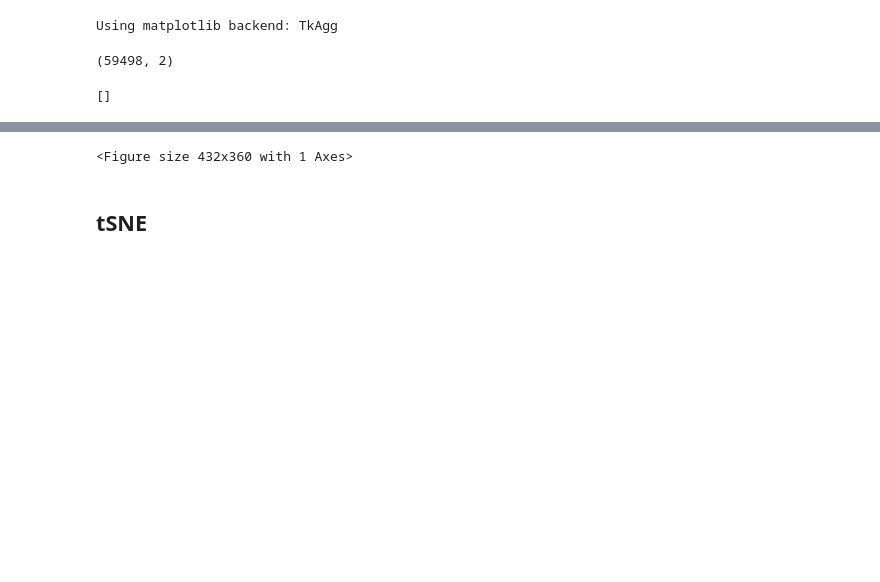
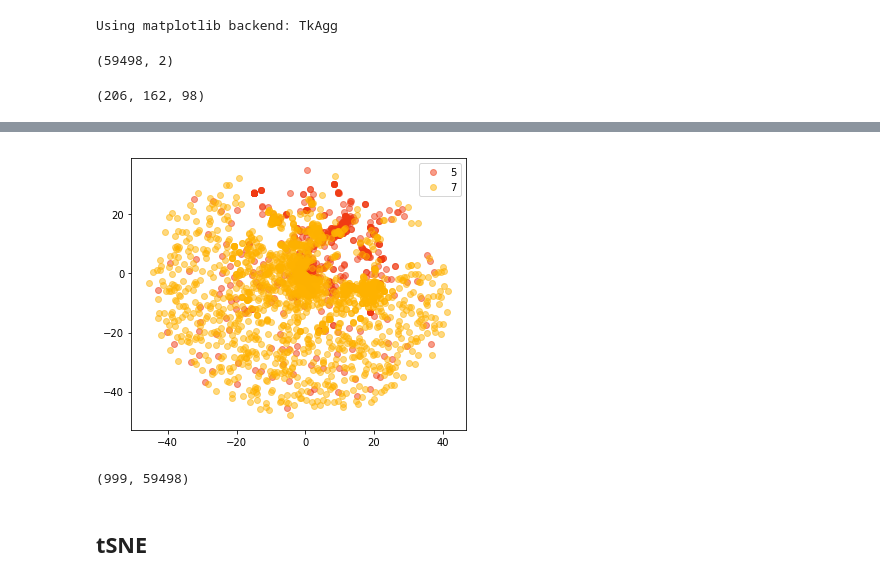
Before and after one commit to catiafortunato/ccm-clustering, a Jupyter notebook: test_clustering.ipynb, the cells around one changed output, grey strips where cells are left out. Saved outputs shown, nothing was run; the diff lists cells and outputs as text; code cells hidden in the pictures; blank space fills up the shorter version.

```diff
--- a/test_clustering.ipynb
+++ b/test_clustering.ipynb
@@ -189,6 +253,8 @@ km=km.fit(np.transpose(spontaneous_data))
 # %%
 labels=km.labels_
 
+for i in range(len(np.unique(km.labels_))):
+    print(i)
 # gather all the clusters with one element as cluster 0
 for i in range(100):
     if len(np.where(labels==i)[0])==1:
@@ -199,3 +265,4 @@ mat = np.matrix(labels)
 with open('labels_spontaneous.txt','wb') as f:
     for line in mat:
         np.savetxt(f, line, fmt='%.2f')
+print(len(np.unique(labels)))
@@ -205,11 +290,15 @@ np.where(labels==15)
 (array([], dtype=int64),)
 # %%
 a=[]
+sum_a = 0
 for i in range(len(set(labels))):
     if len(np.where(labels==i)[0])>500:
         a.append(i)
         print ("cluster" + str(i) + " :" +str(len(np.where(labels==i)[0])))
+        sum_a += len(np.where(labels==i)[0])
+print(sum_a*.1/14)
 print(a)
+print(i)
 # %% [output]
 cluster1 :845
 cluster2 :5662
@@ -300,18 +421,48 @@ data_tsne=np.loadtxt('outfile.txt')
 data_tsne.shape
 # %% [output]
 (59498, 2)
-# %%
-a
-# %% [output]
-[]
+# %%
+#colors
+
+kelly_colors = dict(vivid_yellow=(255, 179, 0),
+                    strong_purple=(128, 62, 117),
+                    vivid_orange=(255, 104, 0),
+                    very_light_blue=(166, 189, 215),
+                    vivid_red=(193, 0, 32),
+                    grayish_yellow=(206, 162, 98),
+                    medium_gray=(129, 112, 102),
+
+                    # these aren't good for people with defective color vision:
+                    vivid_green=(0, 125, 52),
+                    strong_purplish_pink=(246, 118, 142),
+                    strong_blue=(0, 83, 138),
+                    strong_yellowish_pink=(255, 122, 92),
+                    strong_violet=(83, 55, 122),
+                    vivid_orange_yellow=(255, 142, 0),
+                    strong_purplish_red=(179, 40, 81),
+                    vivid_greenish_yellow=(244, 200, 0),
+                    strong_reddish_brown=(127, 24, 13),
+                    vivid_yellowish_green=(147, 170, 0),
+                    deep_yellowish_brown=(89, 51, 21),
+                    vivid_reddish_orange=(241, 58, 19),
+                    dark_olive_green=(35, 44, 22))
+# %%
+kelly_colors[kelly_colors.keys()[c]]
+# %% [output]
+(206, 162, 98)
 # %%
 %matplotlib inline
 plt.figure(figsize=(6, 5))
 
-colors = 'r', 'g', 'b', 'c', 'm', 'y', 'k', 'w', 'orange', 'purple',''
-for i,c in zip(a,colors):
-    for j in np.where(labels==i)[0]:
-        plt.scatter(data_tsne[j,0], data_tsne[j,1], c=c, label=i)
+colors=np.zeros((len(a),3))
+for i in range(len(colors)):
+    colors[i,:]=kelly_colors[kelly_colors.keys()[i]]
+shift = 2
+for i,c in zip(a,range(len(a))):
+    if (c>shift) & (c <shift+3):
+        data_1=list(data_tsne[j,0] for j in np.where(labels==i)[0] )
+        data_2=list(data_tsne[j,1] for j in np.where(labels==i)[0] )
+        plt.scatter(data_1, data_2, c=np.array(kelly_colors[kelly_colors.keys()[c]])/256.0, label=i, alpha = 0.5)
 plt.legend()
 plt.show()
 # %% [output]
@@ -319,4 +469,8 @@ ValueError: Image size of 380x467635 pixels is too large. It must be less than 2
-<Figure size 432x360 with 1 Axes>
+[figure, added]
+# %%
+spontaneous_data.shape
+# %% [output]
+(999, 59498)
 # %% [markdown]
 ## tSNE
 # %%
```
Also changed, not shown: parts of 12 cells of this notebook.
